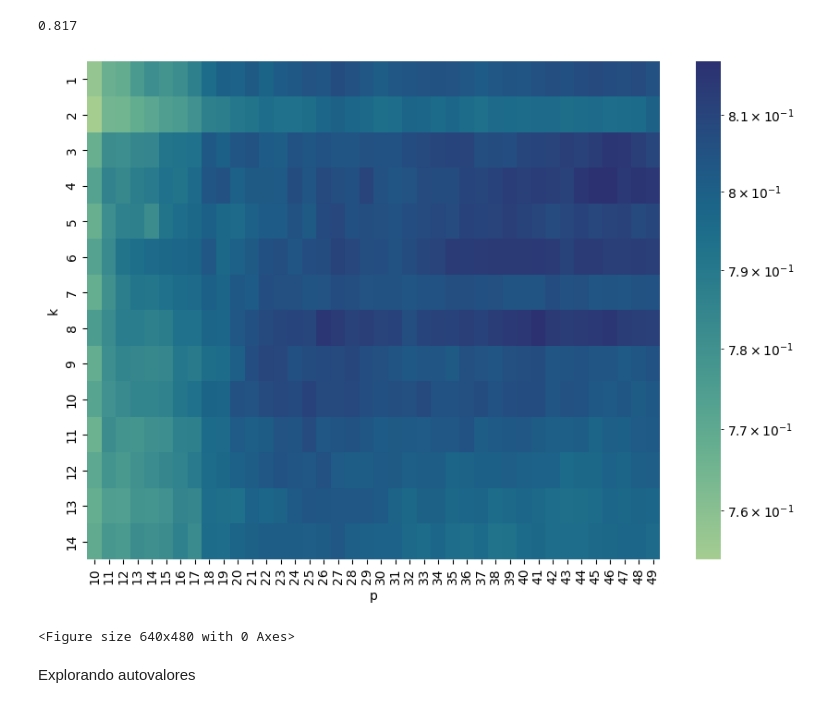
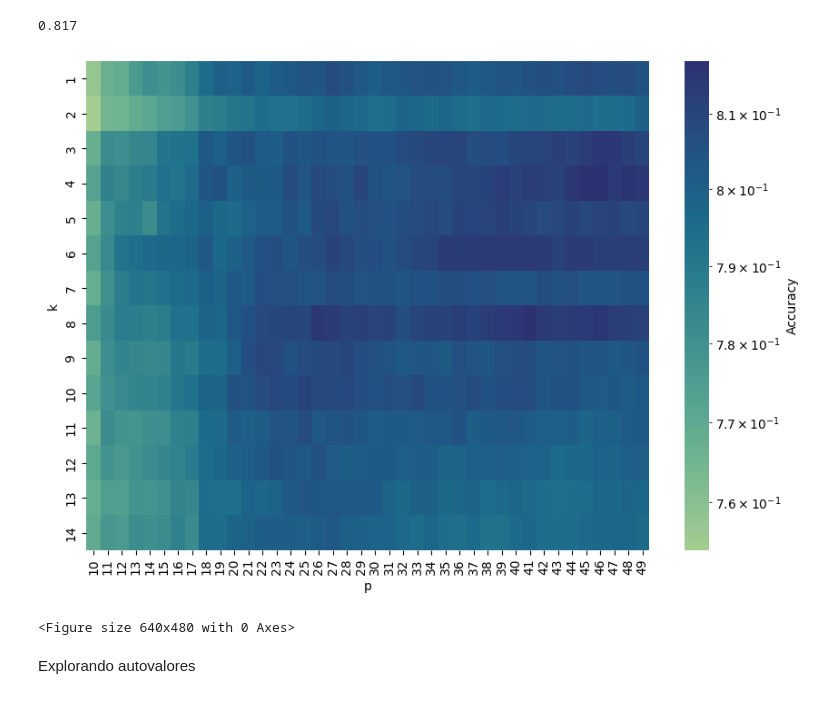
Before and after one commit to GonzaloConsoli/tp2-metodos, a Jupyter notebook: notebooks/tp2.ipynb, the cells around one changed output. Saved outputs shown, nothing was run; the diff lists cells and outputs as text; code cells hidden in the pictures.

Commit message:
Add colorbar label to heatmap

```diff
--- a/notebooks/tp2.ipynb
+++ b/notebooks/tp2.ipynb
@@ -334,24 +334,26 @@ accs[best_k_idx, best_p_idx]
 # %%
 import seaborn as sns
 import matplotlib.pyplot as plt
 import matplotlib.colors
 
 k_list = np.arange(1, 15)
 p_list = np.arange(10, 50)
 
 accs = np.load("bests_k_p_15_50.npy")
 accs = accs[:, 9:]
 
 fig, ax = plt.subplots(figsize=(10, 7))
 norm = matplotlib.colors.LogNorm(vmin=accs.min().min(), vmax=accs.max().max())
 
-sns.heatmap(accs, fmt=".3f", xticklabels=p_list, yticklabels=k_list, ax=ax, cmap="crest", norm=norm)
+heatmap=sns.heatmap(accs, fmt=".3f", xticklabels=p_list, yticklabels=k_list, ax=ax, cmap="crest", norm=norm)
+cbar = heatmap.collections[0].colorbar
+cbar.set_label('Accuracy')
 ax.set_xlabel("p")
 ax.set_ylabel("k")
 plt.show()
 plt.savefig("images/heatmap_p_k.png")
 # %% [output]
-[figure, old version]
+[figure, new version]
 <Figure size 640x480 with 0 Axes>
 # %% [markdown]
 Explorando autovalores
```
